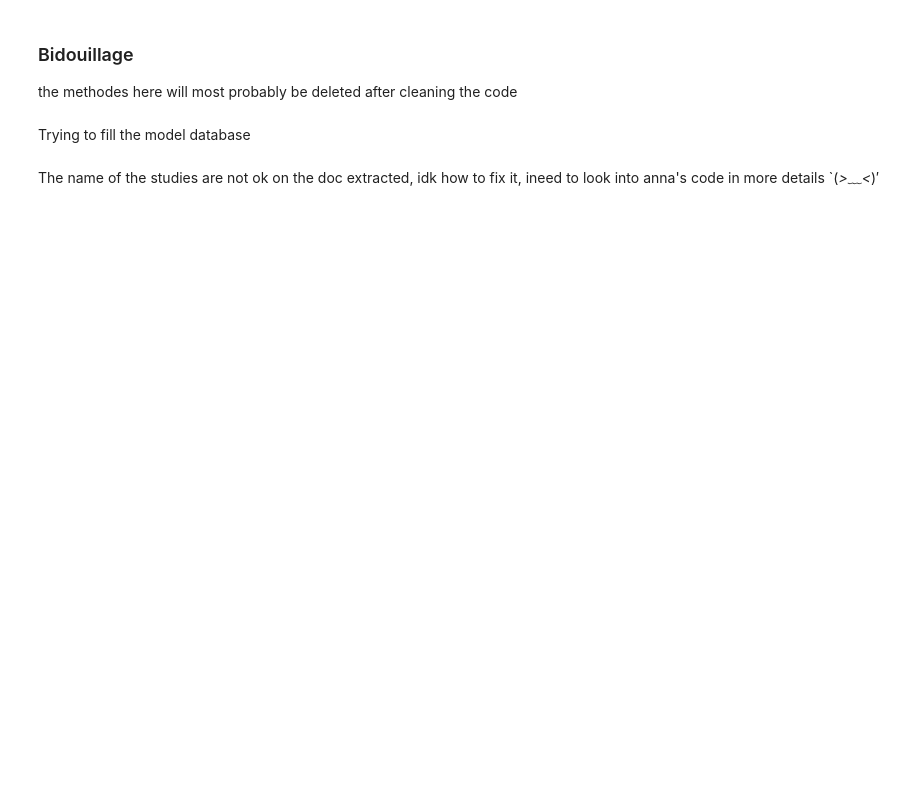
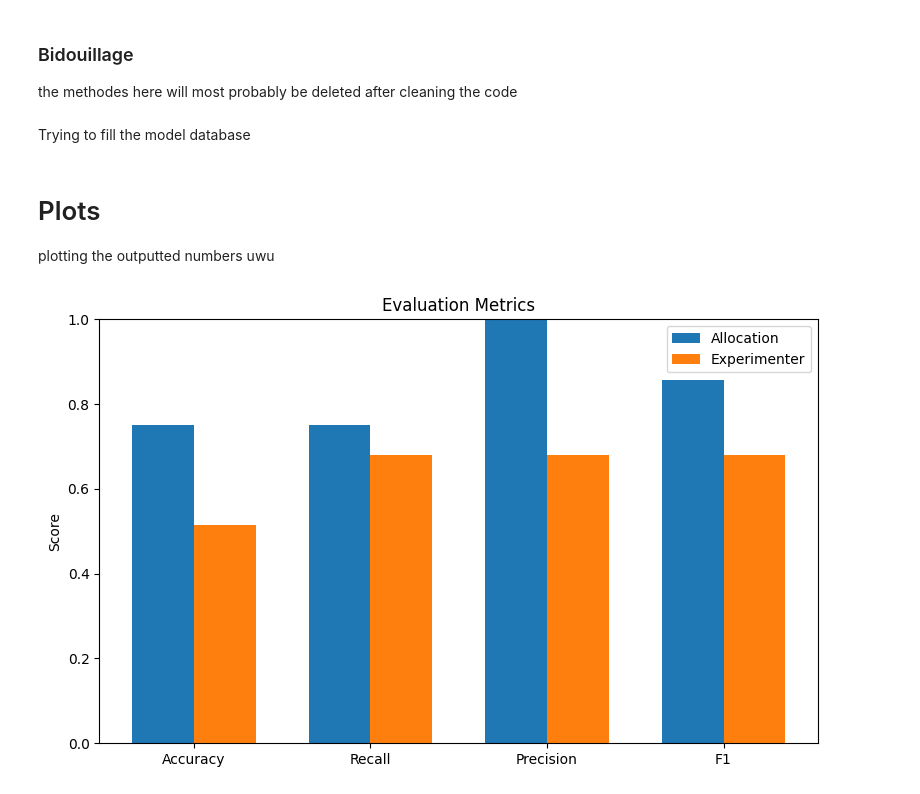
Before and after one commit to safarrez/Evaluating_extracted_data, a Jupyter notebook: evaluation.ipynb, the cells around one changed output. Drawn from its saved outputs; the diff is of its cells as text; code cells hidden in the pictures; blank space fills up the shorter version.

Commit message:
plotting the output

```diff
--- a/evaluation.ipynb
+++ b/evaluation.ipynb
@@ -201,9 +175,6 @@ def calculateMetrics(TP, FP, FN):
     f1 = calculateF1Score(precision, recall)
 
     return {
-        'TP': TP,
-        'FP': FP,
-        'FN': FN,
         'Accuracy': round(accuracy, 4),
         'Recall': round(recall, 4),
         'Precision': round(precision, 4),
@@ -581,5 +525,3 @@ def populate_model_table(combined_df):    #this is now a function so it doesn't
 
     print("\nData in Model table:")
     model_df
-# %% [markdown]
-The name of the studies are not ok on the doc extracted, idk how to fix it, ineed to look into anna's code in more details `(*>﹏<*)′
@@ -605,0 +528,3 @@ def todelete():
+# %% [markdown]
+# Plots
+plotting the outputted numbers uwu
@@ -605,0 +534,28 @@ def todelete():
+# %%
+# Metrics for Allocation (binary)
+allocation_metrics = calculateMetrics(TP, FP, FN)
+
+# Metrics for Experimenter (multi-class)
+experimenter_metrics = calculateMetrics(TPE_sum, FPE_sum, FNE_sum)
+
+# Prepare data for plotting
+labels = ['Accuracy', 'Recall', 'Precision', 'F1']
+allocation_values = [allocation_metrics[label] for label in labels]
+experimenter_values = [experimenter_metrics[label] for label in labels]
+
+x = range(len(labels))
+width = 0.35
+
+plt.figure(figsize=(8, 5))
+plt.bar([i - width/2 for i in x], allocation_values, width, label='Allocation')
+plt.bar([i + width/2 for i in x], experimenter_values, width, label='Experimenter')
+
+plt.ylabel('Score')
+plt.title('Evaluation Metrics')
+plt.xticks(x, labels)
+plt.ylim(0, 1)
+plt.legend()
+plt.tight_layout()
+plt.show()
+# %% [output]
+[figure, added]
```
Also changed, not shown: parts of 17 cells of this notebook, 2 other files.
